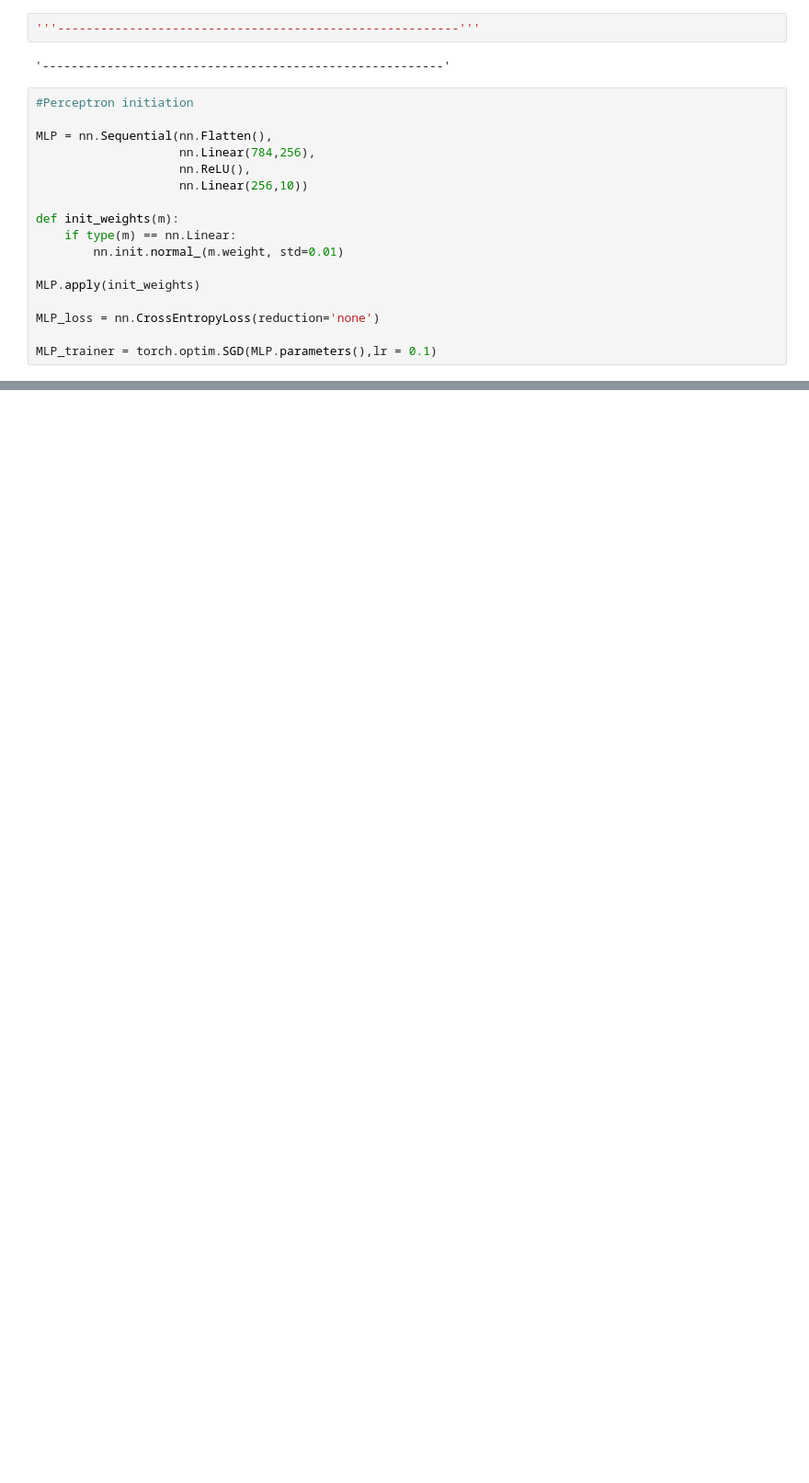
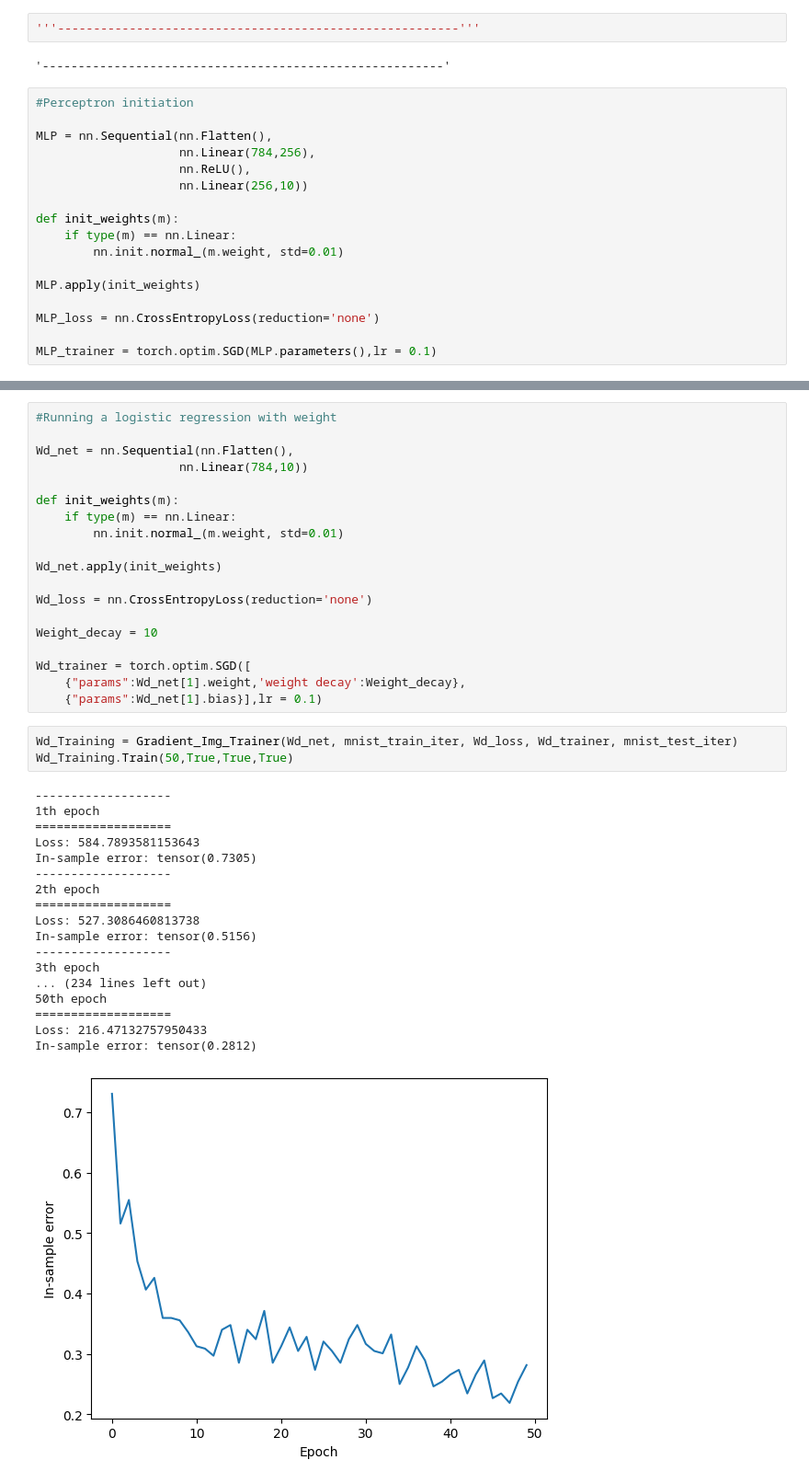
Before and after one commit to Bartosz-G/PyTorch-d2l-Practise, a Jupyter notebook: main.ipynb, the cells around one changed output, grey strips where cells are left out. Shown at 92% size. Saved outputs shown, nothing was run; the diff lists cells and outputs as text; blank space fills up the shorter version.

```diff
--- a/main.ipynb
+++ b/main.ipynb
@@ -310,0 +315,41 @@ Out-of-sample error: tensor(0.4140)
+# %%
+#Running a logistic regression with weight
+
+Wd_net = nn.Sequential(nn.Flatten(),
+                    nn.Linear(784,10))
+
+def init_weights(m):
+    if type(m) == nn.Linear:
+        nn.init.normal_(m.weight, std=0.01)
+
+Wd_net.apply(init_weights)
+
+Wd_loss = nn.CrossEntropyLoss(reduction='none')
+
+Weight_decay = 10
+
+Wd_trainer = torch.optim.SGD([
+    {"params":Wd_net[1].weight,'weight decay':Weight_decay},
+    {"params":Wd_net[1].bias}],lr = 0.1)
+# %%
+Wd_Training = Gradient_Img_Trainer(Wd_net, mnist_train_iter, Wd_loss, Wd_trainer, mnist_test_iter)
+Wd_Training.Train(50,True,True,True)
+# %% [output]
+-------------------
+1th epoch
+===================
+Loss: 584.7893581153643
+In-sample error: tensor(0.7305)
+-------------------
+2th epoch
+===================
+Loss: 527.3086460813738
+In-sample error: tensor(0.5156)
+-------------------
+3th epoch
+... (234 lines left out)
+50th epoch
+===================
+Loss: 216.47132757950433
+In-sample error: tensor(0.2812)
+[figure, added]
```
Also changed, not shown: parts of 10 cells of this notebook.
